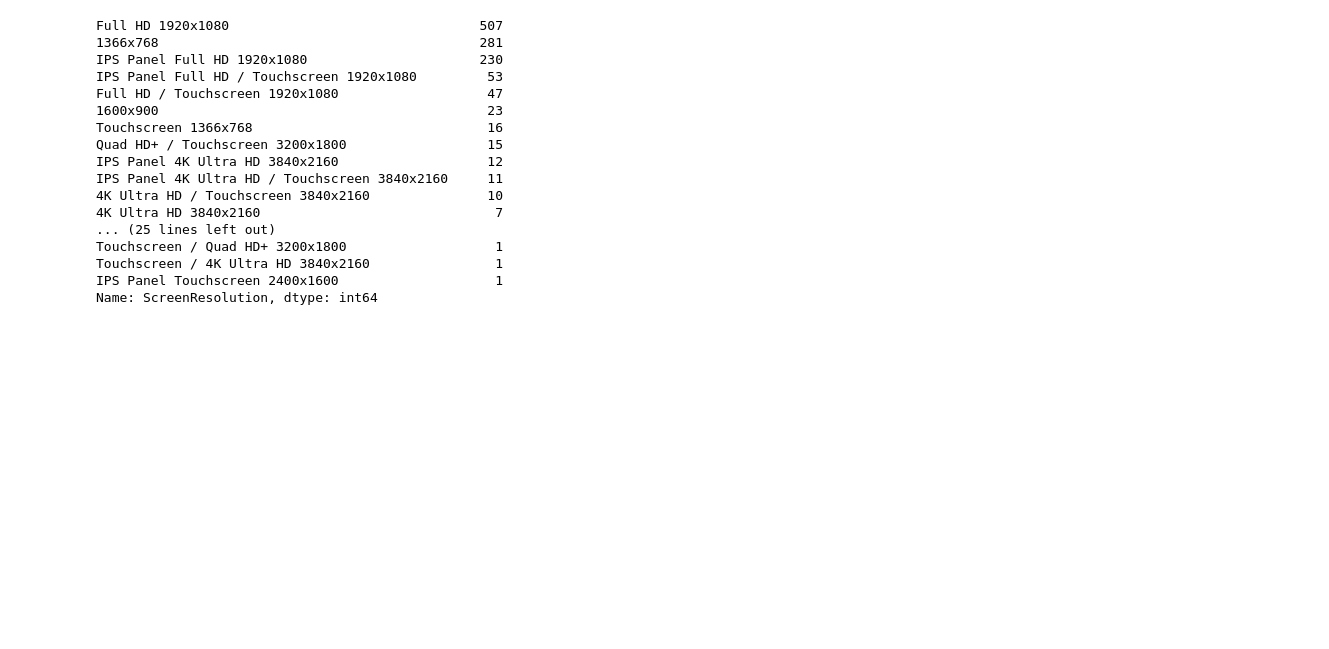
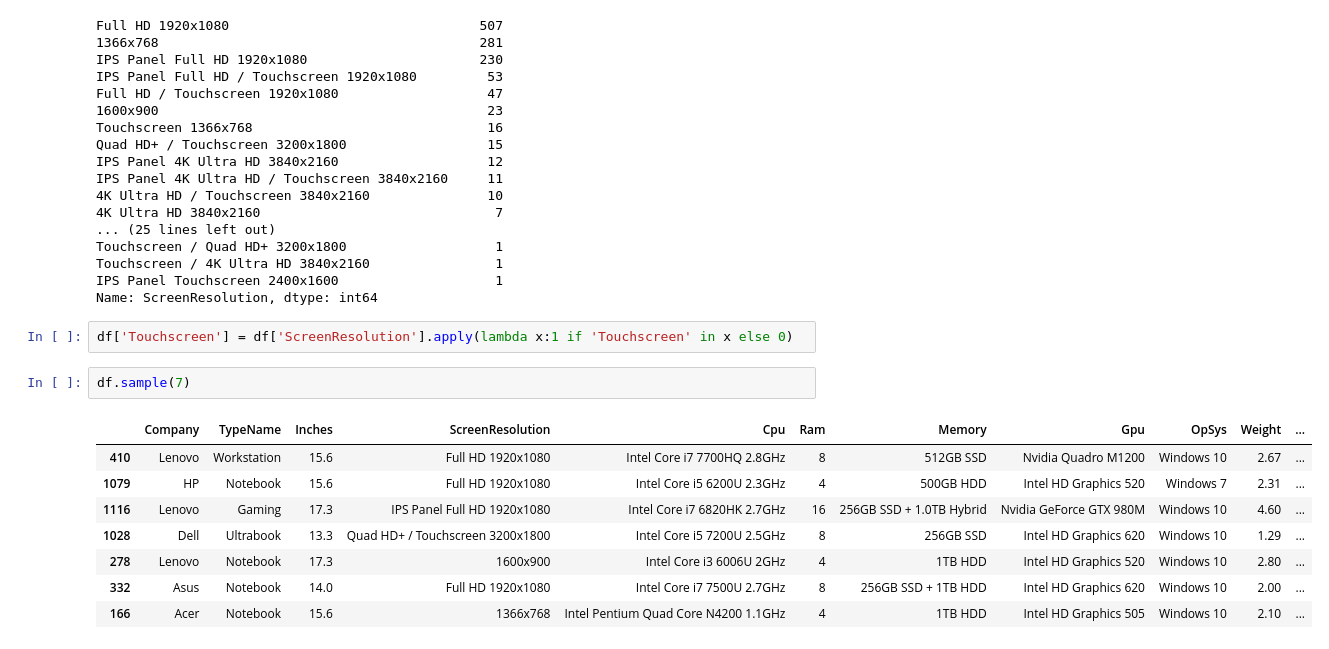
Before and after one commit to ApurbaKumarMajumder/Machine_Learning_Projects, a Jupyter notebook: Laptop_price_Predictor/notebook.ipynb, the cells around one changed output. Saved outputs shown, nothing was run; the diff lists cells and outputs as text; blank space fills up the shorter version.

```diff
--- a/Laptop_price_Predictor/notebook.ipynb
+++ b/Laptop_price_Predictor/notebook.ipynb
@@ -204,3 +204,16 @@ Touchscreen / Quad HD+ 3200x1800                   1
 Touchscreen / 4K Ultra HD 3840x2160                1
 IPS Panel Touchscreen 2400x1600                    1
 Name: ScreenResolution, dtype: int64
+# %%
+df['Touchscreen'] = df['ScreenResolution'].apply(lambda x:1 if 'Touchscreen' in x else 0)
+# %%
+df.sample(7)
+# %% [output]
+|  | Company | TypeName | Inches | ScreenResolution | Cpu | Ram | Memory | Gpu | OpSys | Weight | ... |
+| 410 | Lenovo | Workstation | 15.6 | Full HD 1920x1080 | Intel Core i7 7700HQ 2.8GHz | 8 | 512GB SSD | Nvidia Quadro M1200 | Windows 10 | 2.67 | ... |
+| 1079 | HP | Notebook | 15.6 | Full HD 1920x1080 | Intel Core i5 6200U 2.3GHz | 4 | 500GB HDD | Intel HD Graphics 520 | Windows 7 | 2.31 | ... |
+| 1116 | Lenovo | Gaming | 17.3 | IPS Panel Full HD 1920x1080 | Intel Core i7 6820HK 2.7GHz | 16 | 256GB SSD + 1.0TB Hybrid | Nvidia GeForce GTX 980M | Windows 10 | 4.60 | ... |
+| 1028 | Dell | Ultrabook | 13.3 | Quad HD+ / Touchscreen 3200x1800 | Intel Core i5 7200U 2.5GHz | 8 | 256GB SSD | Intel HD Graphics 620 | Windows 10 | 1.29 | ... |
+| 278 | Lenovo | Notebook | 17.3 | 1600x900 | Intel Core i3 6006U 2GHz | 4 | 1TB HDD | Intel HD Graphics 520 | Windows 10 | 2.80 | ... |
+| 332 | Asus | Notebook | 14.0 | Full HD 1920x1080 | Intel Core i7 7500U 2.7GHz | 8 | 256GB SSD + 1TB HDD | Intel HD Graphics 620 | Windows 10 | 2.00 | ... |
+| 166 | Acer | Notebook | 15.6 | 1366x768 | Intel Pentium Quad Core N4200 1.1GHz | 4 | 1TB HDD | Intel HD Graphics 505 | Windows 10 | 2.10 | ... |
```
Also changed, not shown: parts of 1 cell of this notebook.
